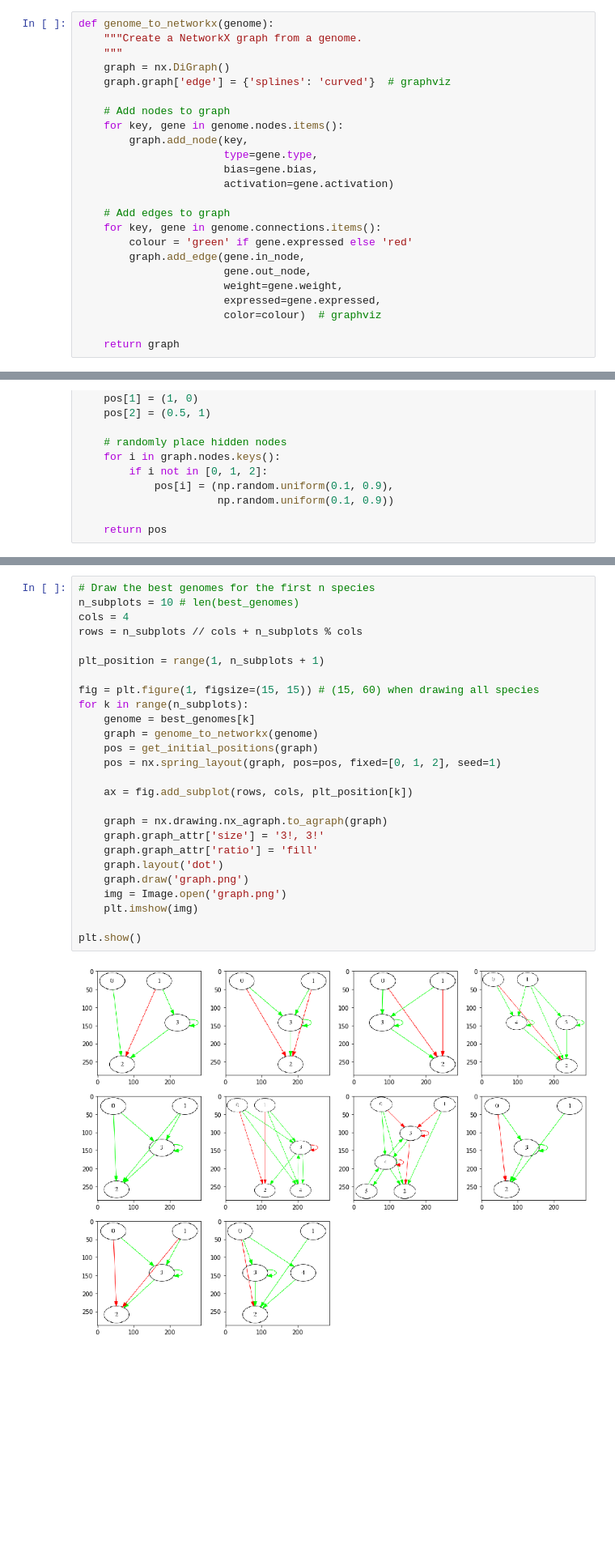
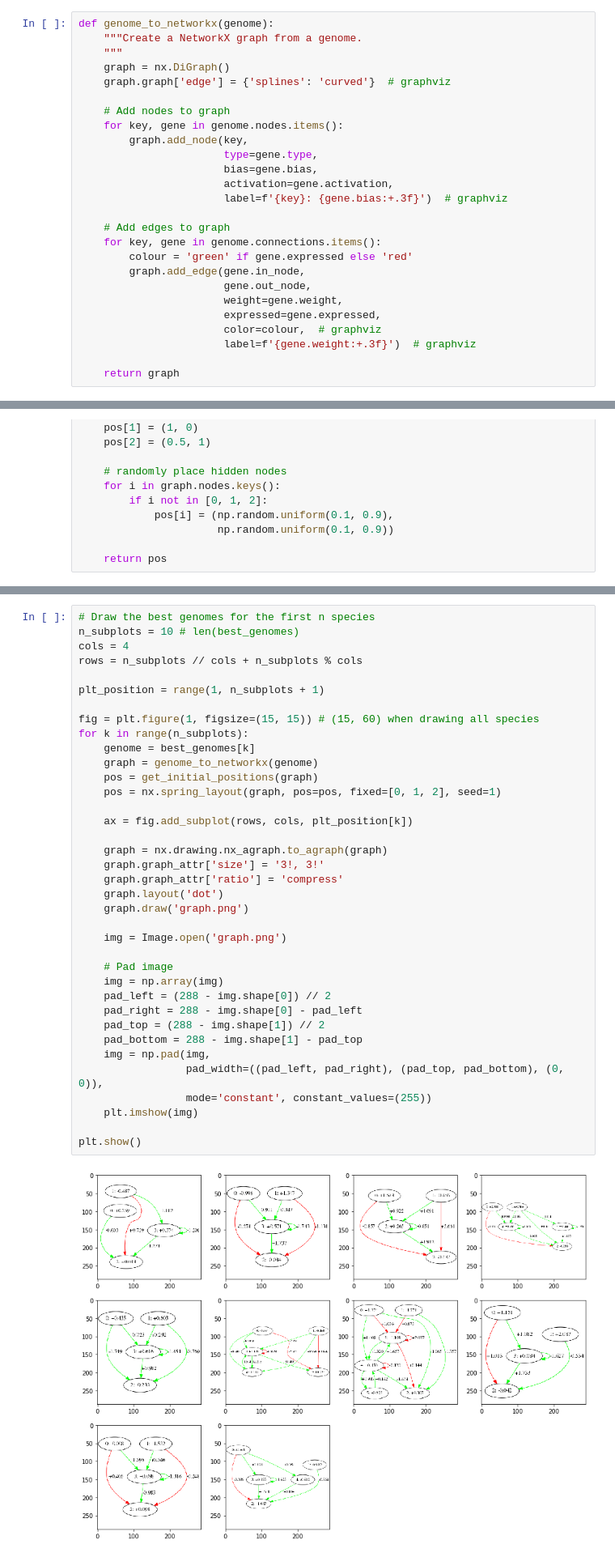
Before and after one commit to adamtupper/pyneat, a Jupyter notebook: notebooks/cart_pole_analysis.ipynb, the cells around one changed output, grey strips where cells are left out. Shown at 81% size. Saved outputs shown, nothing was run; the diff lists cells and outputs as text; blank space fills up the shorter version.

Commit message:
Add weight and bias labels to graphviz network diagrams.

```diff
--- a/notebooks/cart_pole_analysis.ipynb
+++ b/notebooks/cart_pole_analysis.ipynb
@@ -130,7 +130,8 @@ def genome_to_networkx(genome):
         graph.add_node(key,
                        type=gene.type,
                        bias=gene.bias,
-                       activation=gene.activation)
+                       activation=gene.activation,
+                       label=f'{key}: {gene.bias:+.3f}')  # graphviz
 
     # Add edges to graph
     for key, gene in genome.connections.items():
@@ -139,7 +140,8 @@ def genome_to_networkx(genome):
                        gene.out_node,
                        weight=gene.weight,
                        expressed=gene.expressed,
-                       color=colour)  # graphviz
+                       color=colour,  # graphviz
+                       label=f'{gene.weight:+.3f}')  # graphviz
 
     return graph
 # %%
@@ -282,28 +284,39 @@ plt.show()
 # %%
 # Draw the best genomes for the first n species
 n_subplots = 10 # len(best_genomes)
 cols = 4
 rows = n_subplots // cols + n_subplots % cols
 
 plt_position = range(1, n_subplots + 1)
 
 fig = plt.figure(1, figsize=(15, 15)) # (15, 60) when drawing all species
 for k in range(n_subplots):
     genome = best_genomes[k]
     graph = genome_to_networkx(genome)
     pos = get_initial_positions(graph)
     pos = nx.spring_layout(graph, pos=pos, fixed=[0, 1, 2], seed=1)
 
     ax = fig.add_subplot(rows, cols, plt_position[k])
 
     graph = nx.drawing.nx_agraph.to_agraph(graph)
     graph.graph_attr['size'] = '3!, 3!'
-    graph.graph_attr['ratio'] = 'fill'
+    graph.graph_attr['ratio'] = 'compress'
     graph.layout('dot')
     graph.draw('graph.png')
+
     img = Image.open('graph.png')
+
+    # Pad image
+    img = np.array(img)
+    pad_left = (288 - img.shape[0]) // 2
+    pad_right = 288 - img.shape[0] - pad_left
+    pad_top = (288 - img.shape[1]) // 2
+    pad_bottom = 288 - img.shape[1] - pad_top
+    img = np.pad(img,
+                 pad_width=((pad_left, pad_right), (pad_top, pad_bottom), (0, 0)),
+                 mode='constant', constant_values=(255))
     plt.imshow(img)
 
 plt.show()
 # %% [output]
-[figure, old version]
+[figure, new version]
```
Also changed, not shown: parts of 2 cells of this notebook.
